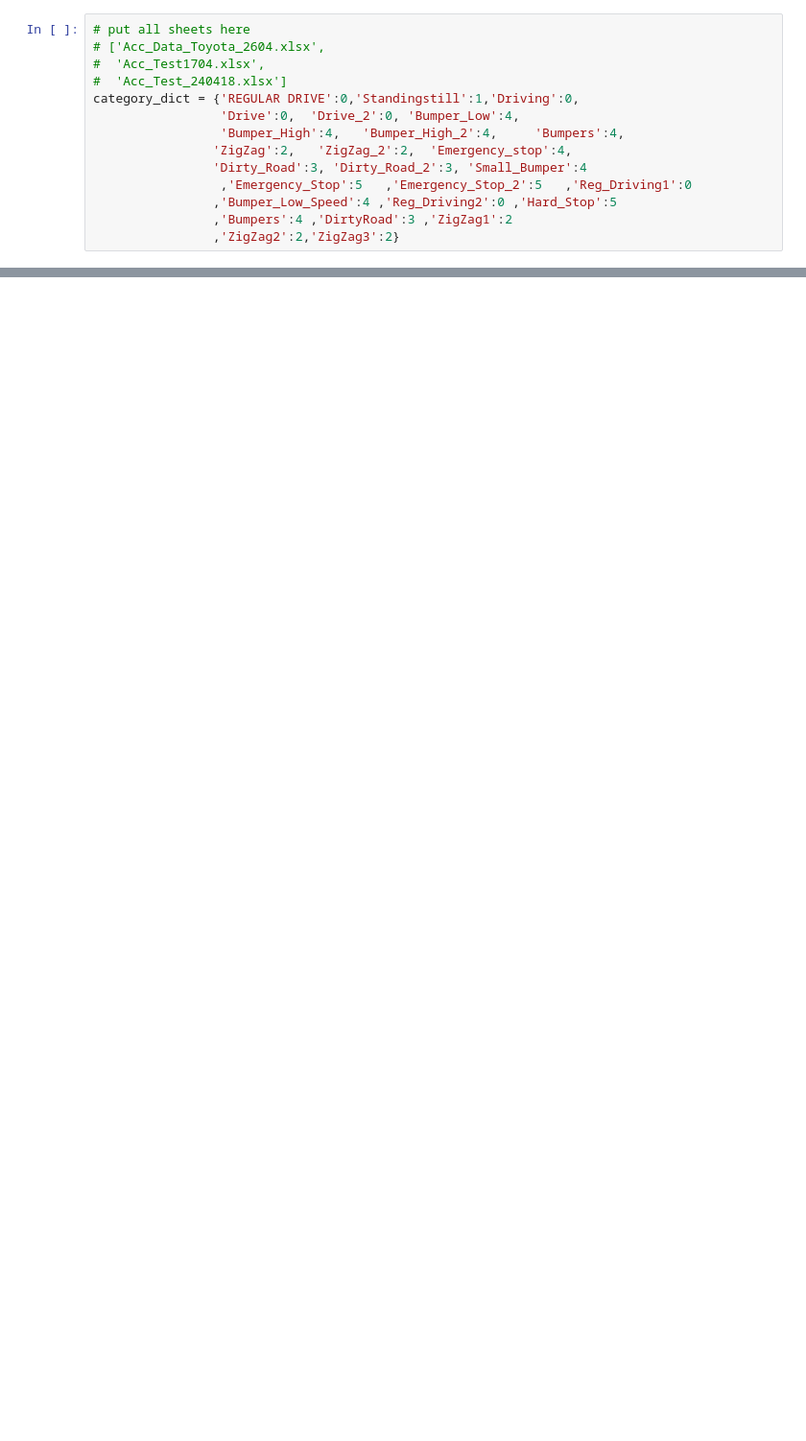
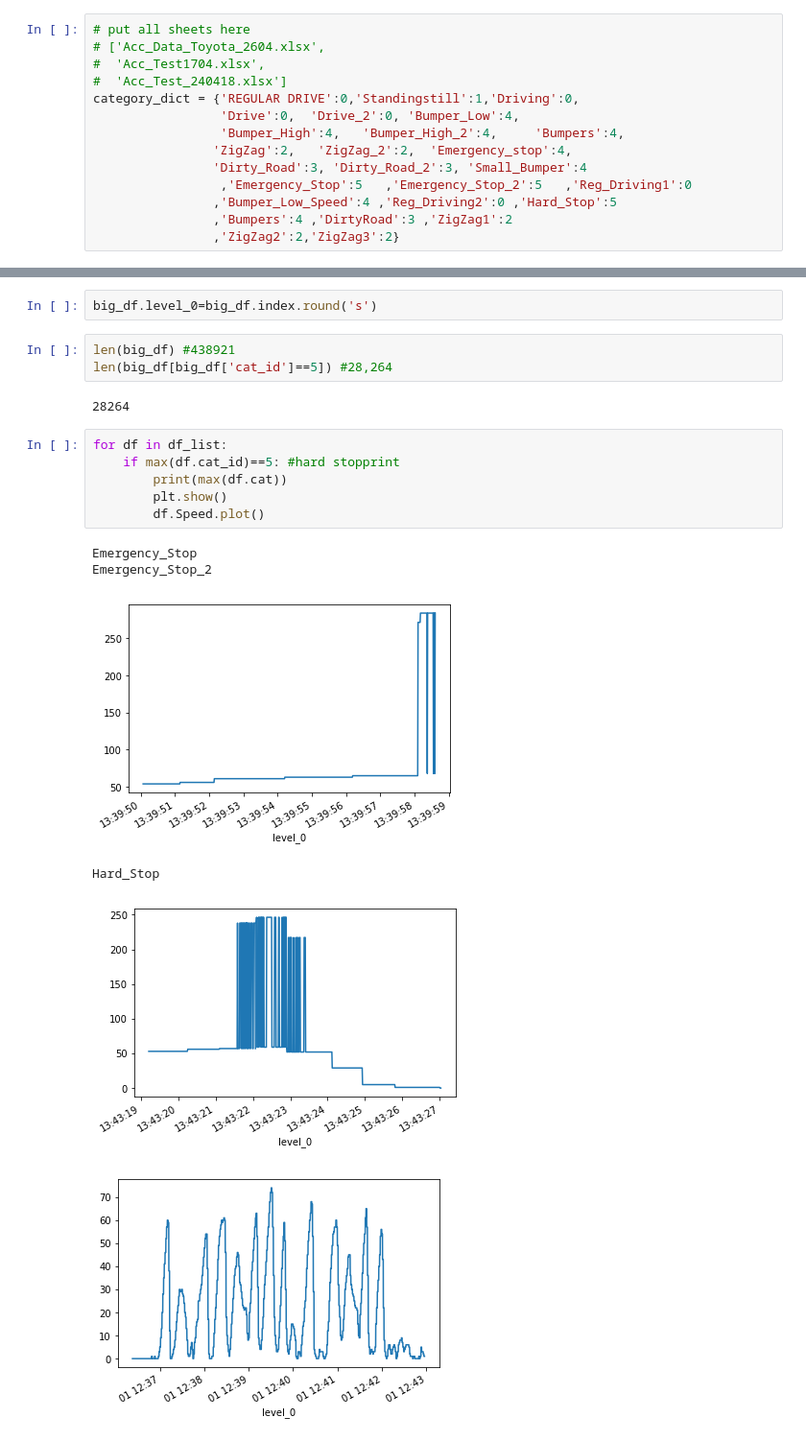
Before and after one commit to lirazch/RoadTrackACC, a Jupyter notebook: NewAnotationFormatNotebook.ipynb, the cells around one changed output, grey strips where cells are left out. Shown at 96% size. Cells and saved outputs as stored; diff of their text form; blank space fills up the shorter version.

```diff
--- a/NewAnotationFormatNotebook.ipynb
+++ b/NewAnotationFormatNotebook.ipynb
@@ -162,0 +163,20 @@ anot['Roadtrack_tags']
+# %%
+big_df.level_0=big_df.index.round('s')
+# %%
+len(big_df) #438921
+len(big_df[big_df['cat_id']==5]) #28,264
+# %% [output]
+28264
+# %%
+for df in df_list:
+    if max(df.cat_id)==5: #hard stopprint
+        print(max(df.cat))
+        plt.show()
+        df.Speed.plot()
+# %% [output]
+Emergency_Stop
+Emergency_Stop_2
+[figure, added]
+Hard_Stop
+[figure, added]
+[figure, added]
```
Also changed, not shown: parts of 84 cells of this notebook, 1 other file.
